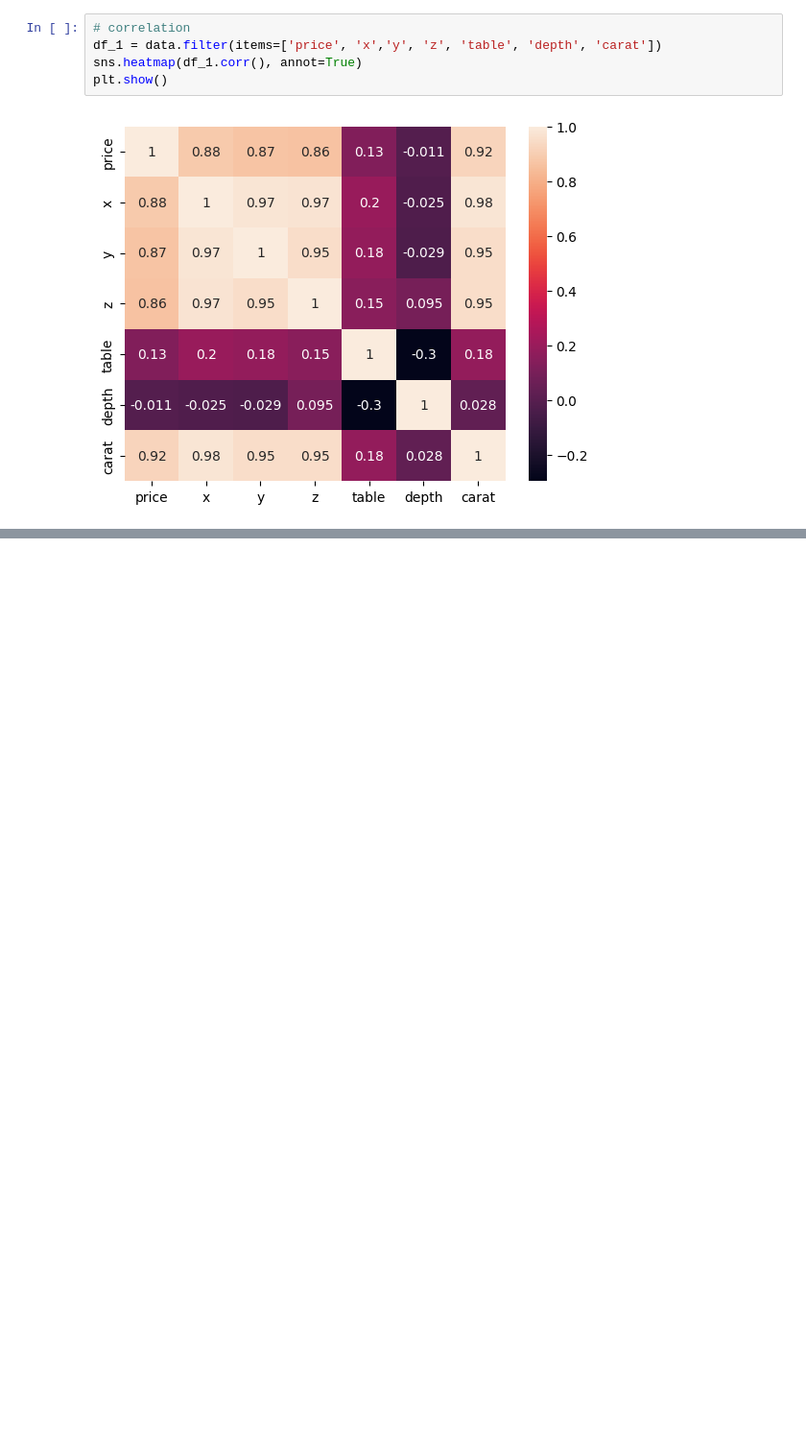
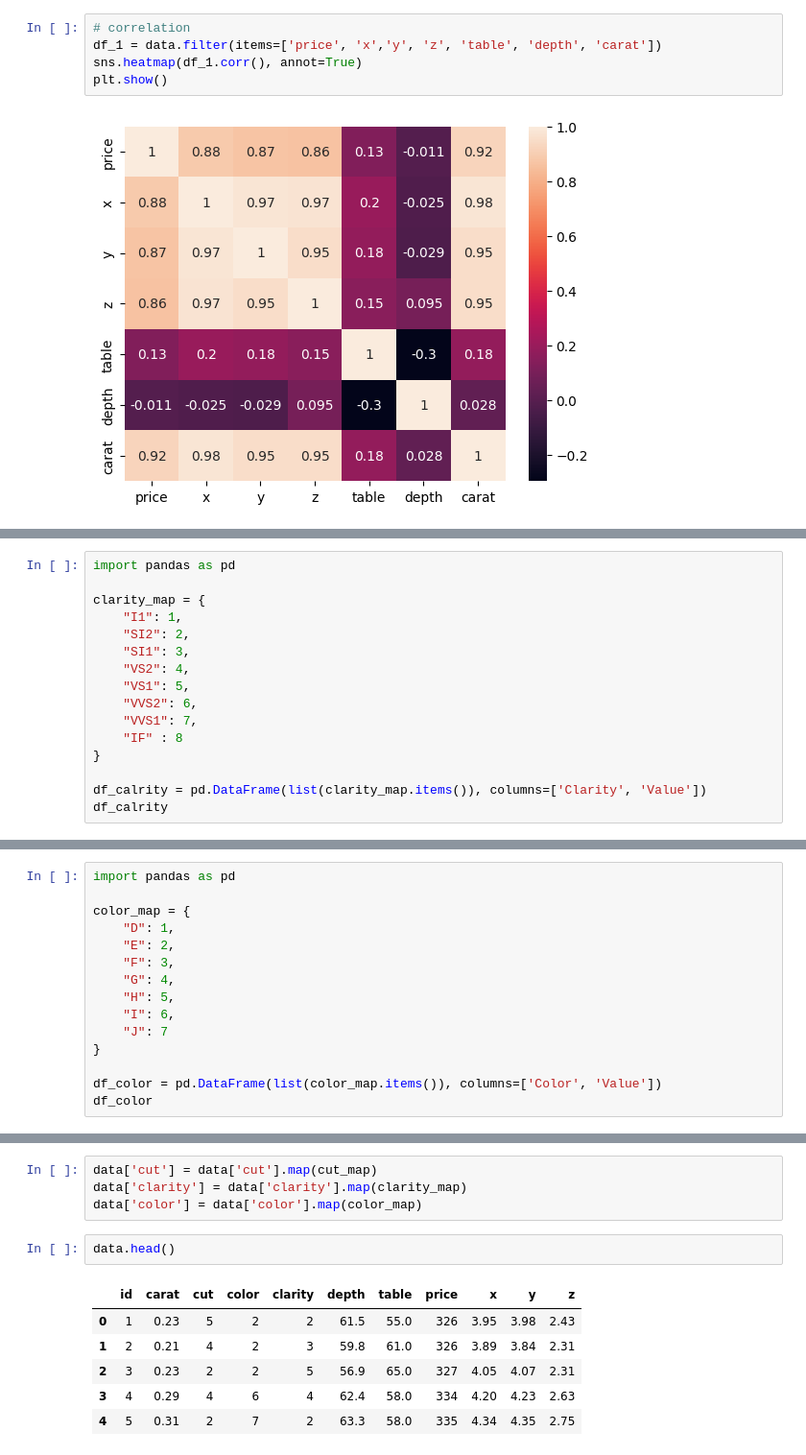
Before and after one commit to Maruf-Ahmad-khan/FSDSRegression, a Jupyter notebook: notebooks/EDA.ipynb, the cells around one changed output, grey strips where cells are left out. Shown: that part at 96% size. Cells and saved outputs as stored; diff of their text form; blank space fills up the shorter version.

```diff
--- a/notebooks/EDA.ipynb
+++ b/notebooks/EDA.ipynb
@@ -225,0 +245,16 @@ plt.show()
+# %%
+import pandas as pd
+
+clarity_map = {
+    "I1": 1,
+    "SI2": 2,
+    "SI1": 3,
+    "VS2": 4,
+    "VS1": 5,
+    "VVS2": 6,
+    "VVS1": 7,
+    "IF" : 8
+}
+
+df_calrity = pd.DataFrame(list(clarity_map.items()), columns=['Clarity', 'Value'])
+df_calrity
@@ -225,0 +275,15 @@ plt.show()
+# %%
+import pandas as pd
+
+color_map = {
+    "D": 1,
+    "E": 2,
+    "F": 3,
+    "G": 4,
+    "H": 5,
+    "I": 6,
+    "J": 7
+}
+
+df_color = pd.DataFrame(list(color_map.items()), columns=['Color', 'Value'])
+df_color
@@ -225,0 +299,13 @@ plt.show()
+# %%
+data['cut'] = data['cut'].map(cut_map)
+data['clarity'] = data['clarity'].map(clarity_map)
+data['color'] = data['color'].map(color_map)
+# %%
+data.head()
+# %% [output]
+|  | id | carat | cut | color | clarity | depth | table | price | x | y | z |
+| 0 | 1 | 0.23 | 5 | 2 | 2 | 61.5 | 55.0 | 326 | 3.95 | 3.98 | 2.43 |
+| 1 | 2 | 0.21 | 4 | 2 | 3 | 59.8 | 61.0 | 326 | 3.89 | 3.84 | 2.31 |
+| 2 | 3 | 0.23 | 2 | 2 | 5 | 56.9 | 65.0 | 327 | 4.05 | 4.07 | 2.31 |
+| 3 | 4 | 0.29 | 4 | 6 | 4 | 62.4 | 58.0 | 334 | 4.20 | 4.23 | 2.63 |
+| 4 | 5 | 0.31 | 2 | 7 | 2 | 63.3 | 58.0 | 335 | 4.34 | 4.35 | 2.75 |
```
Also changed, not shown: parts of 8 cells of this notebook.
